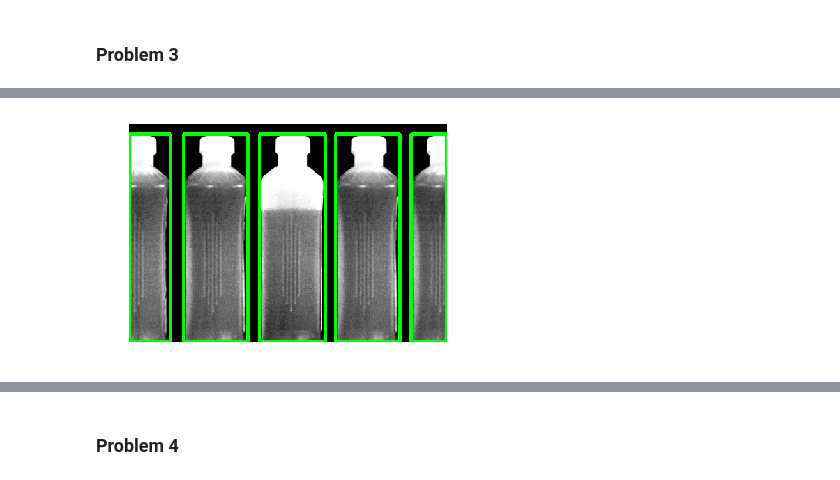
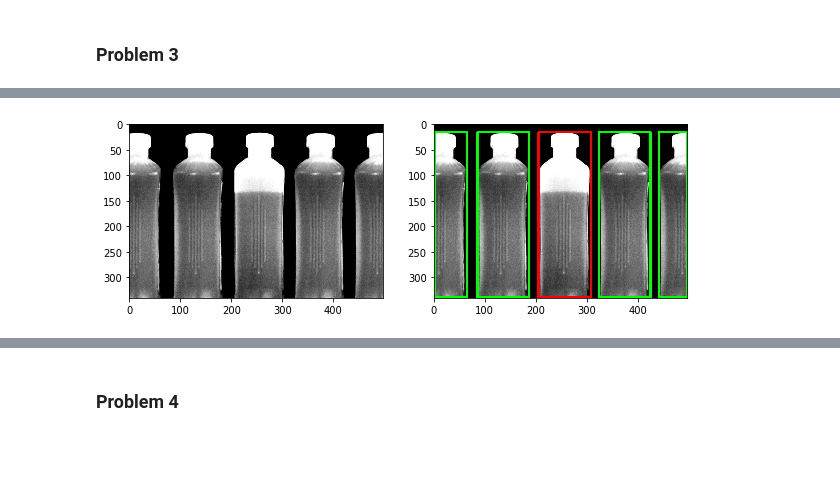
Before and after one commit to Jorgee1/Journey-to-PDI, a Jupyter notebook: Taller_5/problem_set_5.ipynb, the cells around one changed output, grey strips where cells are left out. Cells and saved outputs as stored; diff of their text form; code cells hidden in the pictures; blank space fills up the shorter version.

```diff
--- a/Taller_5/problem_set_5.ipynb
+++ b/Taller_5/problem_set_5.ipynb
@@ -76,7 +76,7 @@ img = [files["img"]["shapes"].copy(), files["img"]["face"].copy()]
 
 
 def cornerDetector(img,th):
-    dst = cv2.cornerHarris(np.float32(img),2,3,0.04)
+    dst = cv2.cornerHarris(np.float32(img),3,1,0.08)
 
     cv2.normalize(dst, dst, 0, 1, cv2.NORM_MINMAX, cv2.CV_32FC1)
     dst = cv2.dilate(dst,None)
@@ -149,7 +153,12 @@ filled bottles and the regions that are detected as not properly filled bottles.
 
 Color = {
     "Good": (   0, 255,   0),
-    "Bad" : ( 255,   0,   0)
+    "Bad" : ( 255,   0,   0),
+    "0": ( 255,   0,   0),
+    "1": (   0, 255,   0),
+    "2": (   0,   0, 255),
+    "3": ( 255, 255,   0),
+    "4": (   0, 255, 255)
 }
 
 def blur(img, kernel):
@@ -187,63 +196,98 @@ img = [
     files["img"]["three_bottles"].copy()
 ]
 
+def bottleCheker(img):
+    test = img.copy()
+    drawer = gray2rgb(test)
 
-test = img[0].copy()
-drawer = gray2rgb(test)
+    h,w = test.shape
 
-h,w = test.shape
+    completeImg = adapt(test, 6,  10)
+    halfImg     = adapt(test, 6, 200)
+
+    completeContours = getContours(adaptedImg)
+    halfImgContours = getContours(halfImg)
+
+    halfCoorMax, halfCoorMin = list(), list()
 
 
+    for c in halfImgContours:
+        x, y = list(), list()
+        for cnt in c:
+            x.append(cnt[0][0])
+            y.append(cnt[0][1])
+        halfCoorMax.append( [(max(x)), (max(y))] )
+        halfCoorMin.append( [(min(x)), (min(y))] )
 
-adaptedImg = adapt(test, 6, 10)
-
-contours = getContours(adaptedImg)
-
-for c in contours:
-    mins_x, mins_y = list(), list()
-    maxs_x, maxs_y = list(), list()
-
-    cor_x, cor_y = list(), list()
-
-    for cnt in c:
-        cor_x.append(cnt[0][0])
-        cor_y.append(cnt[0][1])
+    for i in range(len(halfCoorMax)):
+        for j in range(len(halfCoorMax)):
+            if(halfCoorMax[i][0]>halfCoorMax[j][0]):
+                tempxMax = halfCoorMax[j][0]
+                tempyMax = halfCoorMax[j][1]
+                tempxMin = halfCoorMin[j][0]
+                tempyMin = halfCoorMin[j][1]
 
 
-    drawer = rect(drawer, (min(cor_x) ,min(cor_y) ,max(cor_x) ,max(cor_y)), Color["Good"])
+                halfCoorMax[j][0] = halfCoorMax[i][0]
+                halfCoorMax[j][1] = halfCoorMax[i][1]
+                halfCoorMin[j][0] = halfCoorMin[i][0]
+                halfCoorMin[j][1] = halfCoorMin[i][1]
 
 
+                halfCoorMax[i][0] = tempxMax
+                halfCoorMax[i][1] = tempyMax
+                halfCoorMin[i][0] = tempxMin
+                halfCoorMin[i][1] = tempyMin
 
-plt.imshow(drawer)
-plt.axis("off")
-plt.show()
 
+    i = 0;
+    for c in completeContours:
+
+        cor_x, cor_y = list(), list()
+
+        for cnt in c:
+            cor_x.append(cnt[0][0])
+            cor_y.append(cnt[0][1])
+
+        fill = 100 - ((halfCoorMax[i][1]-halfCoorMin[i][1]) / (max(cor_y) - min(cor_y)))*100
+        # print( fill)
+
+        if fill < 80 :
+            color = "Bad"
+        else:
+            color = "Good"
+
+        drawer = rect(drawer, (min(cor_x) ,min(cor_y) ,max(cor_x) ,max(cor_y)), Color[color])
+        # drawer = rect(drawer, (halfCoorMin[i][0] ,halfCoorMin[i][1] ,halfCoorMax[i][0] ,halfCoorMax[i][1]), Color[str(i)])
+        # print(max(cor_y) - min(cor_y), " ", halfCoorMax[i][1]-halfCoorMin[i][1])
+
+        i=i+1
+
+    return drawer
 
 
 # ploter
 
 for i in range(len(img)):
-    plt.figure(figsize=(16,16))
+    plt.figure(figsize=(10,10))
 
     temp = img[i].copy()
 
-    plt.subplot(1, 3, 1)
+    plt.subplot(1, 2, 1)
     plt.imshow(temp, cmap="gray")
 
-    plt.subplot(1, 3, 2)
-    plt.imshow(adapt(temp, 6, 10), cmap="gray")
+    plt.subplot(1, 2, 2)
+    plt.imshow(bottleCheker(temp), cmap="gray")
 
-    plt.subplot(1, 3, 3)
-    plt.imshow(adapt(temp, 6, 200), cmap="gray")
 
     plt.show()
 
 
 
 # Clean Up
 img    = None
 temp   = None
 test   = None
 drawer = None
 # %% [output]
-[figure, old version]
+[figure, new version]
```
Also changed, not shown: parts of 4 cells of this notebook.
